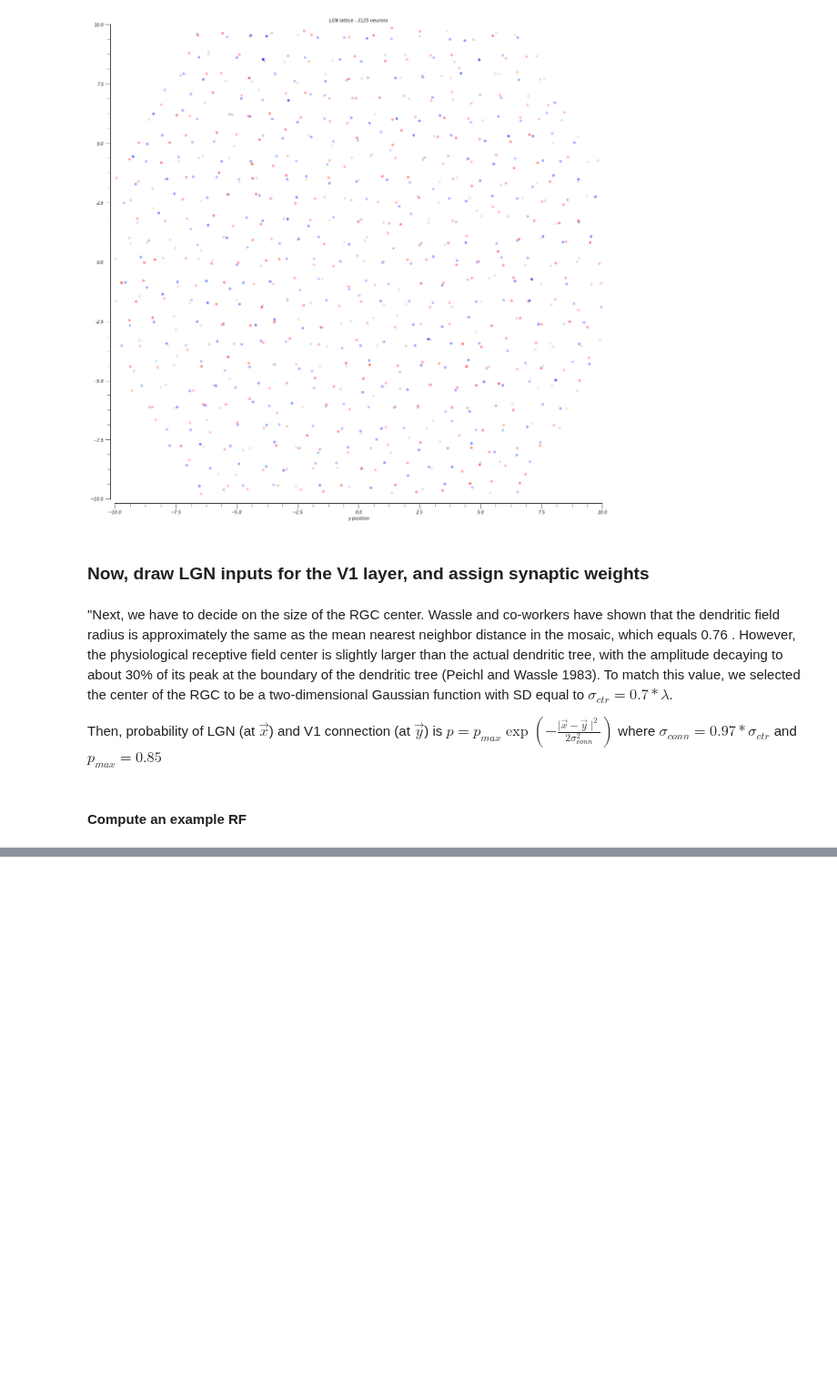
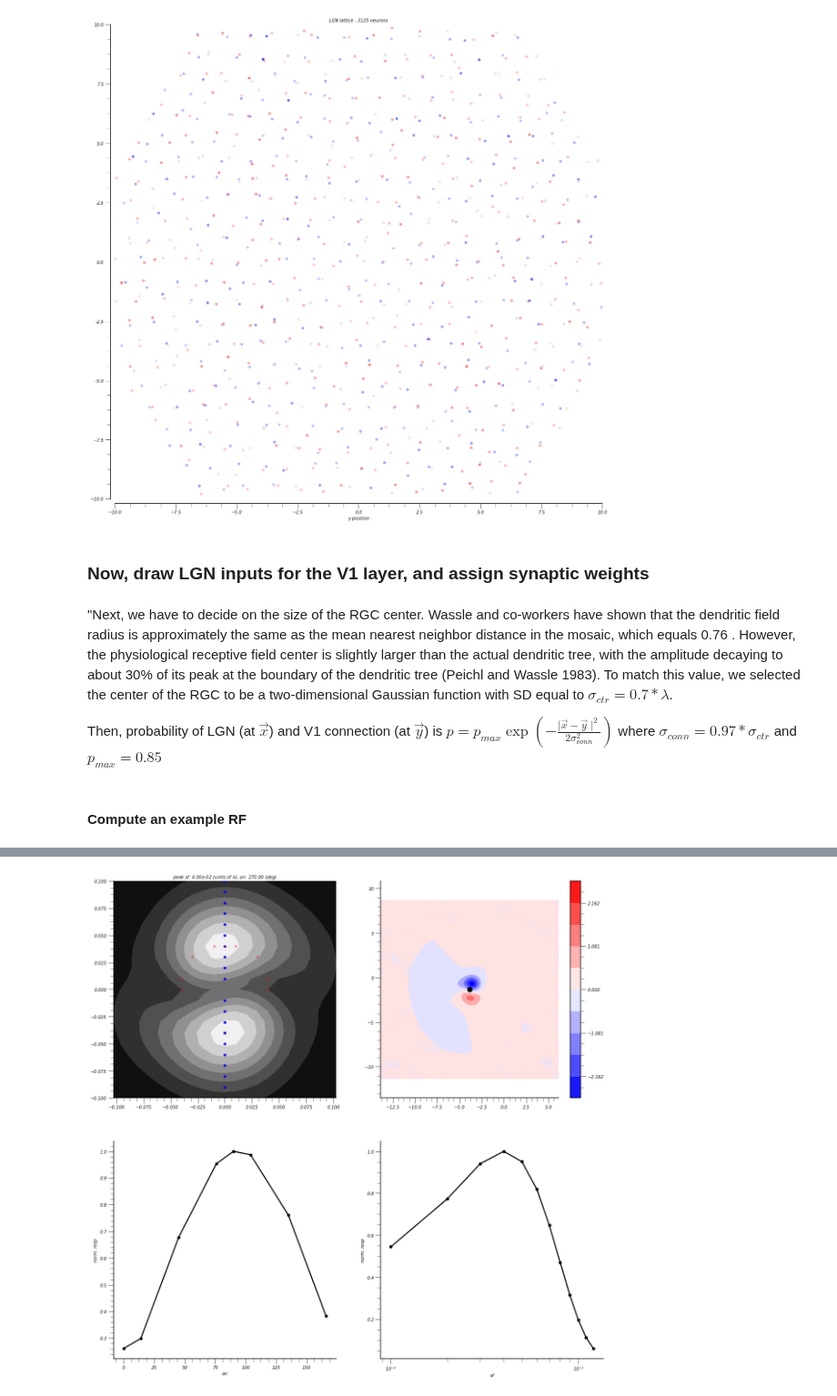
Before and after one commit to paul-levy/SF-diversity, a Jupyter notebook: lgn-v1-construction.ipynb, the cells around one changed output, grey strips where cells are left out. Shown at 91% size. Cells and saved outputs as stored; diff of their text form; code cells hidden in the pictures; blank space fills up the shorter version.

```diff
--- a/lgn-v1-construction.ipynb
+++ b/lgn-v1-construction.ipynb
@@ -436,46 +413,65 @@ freq_scale = samp_step;
 freqs = freq_scale*np.linspace(-(n_samps/2), n_samps/2, n_samps)
 xfreq, yfreq = np.meshgrid(freqs, freqs);
 to_plot = np.abs(np.fft.fftshift(ft));
 ax[0, 0].contourf(xfreq, yfreq, to_plot, cmap=cm.gray);
 ax[0, 0].axis('equal');
 # where is the peak of the filter? - per Tim's suggestion, let's first blur
 # blur = gauss_filt(to_plot, 0.4*samp_step) # qualitatively, seems to average without causing DC to be strongest signal
 filt_peak = np.argmax(to_plot);
 # blur_peak = np.argmax(blur);
 # xmax, ymax = np.unravel_index(blur_peak, to_plot.shape, order='F')
 # ax[0, 0].plot(freqs[xmax], freqs[ymax], 'ko', markersize=10, alpha=0.9)
 xmax, ymax = np.unravel_index(filt_peak, to_plot.shape, order='F')
-ax[0, 0].plot(freqs[xmax], freqs[ymax], 'ko', markersize=10, alpha=0.9)
+ax[0, 0].plot(freqs[xmax], freqs[ymax], 'kx', markersize=6, alpha=0.3)
 # - cut the plot to zoom in on the relevant frequencies
 xfr_peak, yfr_peak = freqs[xmax], freqs[ymax];
 peak_sf = np.sqrt(np.square(xfr_peak) + np.square(yfr_peak));
-peak_phi = np.arctan(yfr_peak/xfr_peak);
-peak_ori = np.mod(np.rad2deg(peak_phi), 180); # mod180 (no D.S.)
-ax[0, 0].plot([0, xfr_peak], [0, yfr_peak], 'k--')
+peak_ori = np.round(hf.angle_xy([xfr_peak], [yfr_peak])[0], 3);
+# peak_ori = np.mod(np.rad2deg(peak_phi), 180); # mod180 (no D.S.)
+# ax[0, 0].plot([0, xfr_peak], [0, yfr_peak], 'k--')
 ax[0, 0].set_title(r'peak sf: %.2e (units of $\lambda$), ori: %.2f (deg)' % (peak_sf, peak_ori))
-ax[0, 0].set_xlim(freq_scale*np.array([-np.maximum(5*peak_sf, 5), np.maximum(5*peak_sf, 5)]))
-ax[0, 0].set_ylim(freq_scale*np.array([-np.maximum(5*peak_sf, 5), np.maximum(5*peak_sf, 5)]))
+plt_bound = freq_scale*np.maximum(10*peak_sf, 10);
+ax[0, 0].set_xlim([-plt_bound, plt_bound])
+ax[0, 0].set_ylim([-plt_bound, plt_bound])
 
 # now, what is the tuning? i.e. SF and ORI?
 all_freqs = np.transpose(np.vstack((xfreq.ravel(), yfreq.ravel())));
-# -- SF
-dists = np.sqrt(np.square(all_freqs[:, 0])+np.square(all_freqs[:, 1]))
-ax[1, 0].set_xscale('symlog')
-ax[1, 0].plot(np.abs(ft))
-# -- ori
-phis = np.arctan(np.divide(all_freqs[:, 0], all_freqs[:,1]));
-val_phis = np.where(np.abs(phis-peak_phi)<np.deg2rad(1e0))[0];
-[ax[0,0].scatter(freqs[x], freqs[y]) for x,y in [np.unravel_index(p, to_plot.shape, order='F') for p in val_phis]]
-# ori_curve =
-# ax[1, 1]
+# -- first, get the valid ori
+oris = np.mod(hf.angle_xy(all_freqs[:, 0], all_freqs[:,1]), 180); # with no D.S., mod by 180
+val_oris = np.where(np.mod(np.abs(oris-peak_ori-90), 180)<2)[0]; # np.deg2rad(5e-2) if radians
+# -- then, the valid sfs
+sfs = np.sqrt(np.square(all_freqs[:, 0])+np.square(all_freqs[:, 1]))
+val_sfs = np.where(np.abs(sfs-peak_sf)<0.3*samp_step)[0];
+## NOW -- plot sf tuning measurements (fixed ori)
+plt_oris = val_oris[np.where(sfs[val_oris]<1.25*plt_bound)]
+[ax[0, 0].scatter(freqs[x], freqs[y], c='b', alpha=1) for x,y in [np.unravel_index(p, to_plot.shape, order='C') for p in plt_oris]]
+sf_vals = sfs[plt_oris]
+sf_curve = to_plot[[x for x in np.unravel_index(plt_oris, to_plot.shape, order='F')]]
+sf_order = np.argsort(sf_vals);
+ax[1, 1].plot(sf_vals[sf_order], np.divide(sf_curve[sf_order], np.max(sf_curve)), 'k-o')
+ax[1, 1].set_xscale('log')
+ax[1, 1].set_xlabel('sf');
+ax[1, 1].set_ylabel('norm. resp');
+## THEN -- plot ori tuning measurements (fixed SF)
+core_oris = np.where(np.array([np.round(freqs[y], 3) for x,y in [np.unravel_index(d, to_plot.shape, order='C') for d in val_sfs]])>=0);
+plt_sfs = val_sfs[core_oris]
+[ax[0, 0].scatter(freqs[x], freqs[y], c='r', alpha=0.3) for x,y in [np.unravel_index(d, to_plot.shape, order='C') for d in plt_sfs]]
+ori_vals = oris[plt_sfs]
+ori_curve = to_plot[[x for x in np.unravel_index(plt_sfs, to_plot.shape, order='C')]]
+ori_order = np.argsort(ori_vals);
+ax[1, 0].plot(ori_vals[ori_order], np.divide(ori_curve[ori_order], np.max(ori_curve)), 'k-o')
+ax[1, 0].set_xlabel('ori');
+ax[1, 0].set_ylabel('norm. resp');
 
 # --- show that we can reconstruct it back into the spatial domain
 ift = (np.fft.ifft2(ft))
 
 m = plt.cm.ScalarMappable(cmap=cm.bwr)
 m.set_array(np.abs(ift))
 m.set_clim(-mx_ab, mx_ab)
 ax[0, 1].contourf(xcoor, ycoor, np.real(np.sign(ift))*np.abs(ift), vmin = -mx_ab, vmax = mx_ab, cmap=cm.bwr);
 plt.colorbar(m, boundaries=np.linspace(-mx_ab, mx_ab, 11), ax=ax[0, 1]);
 ax[0, 1].axis('equal');
 ax[0, 1].plot(v1_loc[0], v1_loc[1], 'ko', markersize=v1_size, label='V1 RF');
+# %% [output]
+[figure, added]
```
Also changed, not shown: parts of 9 cells of this notebook.
